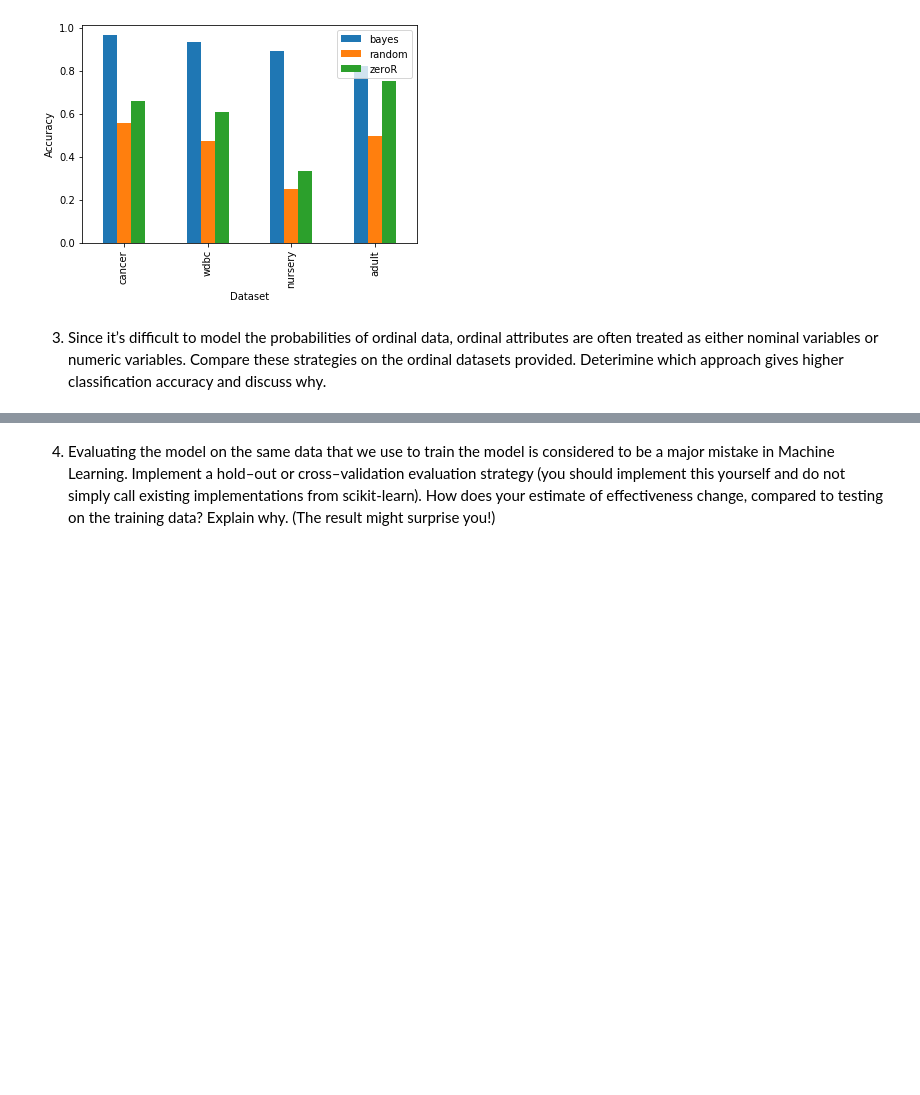
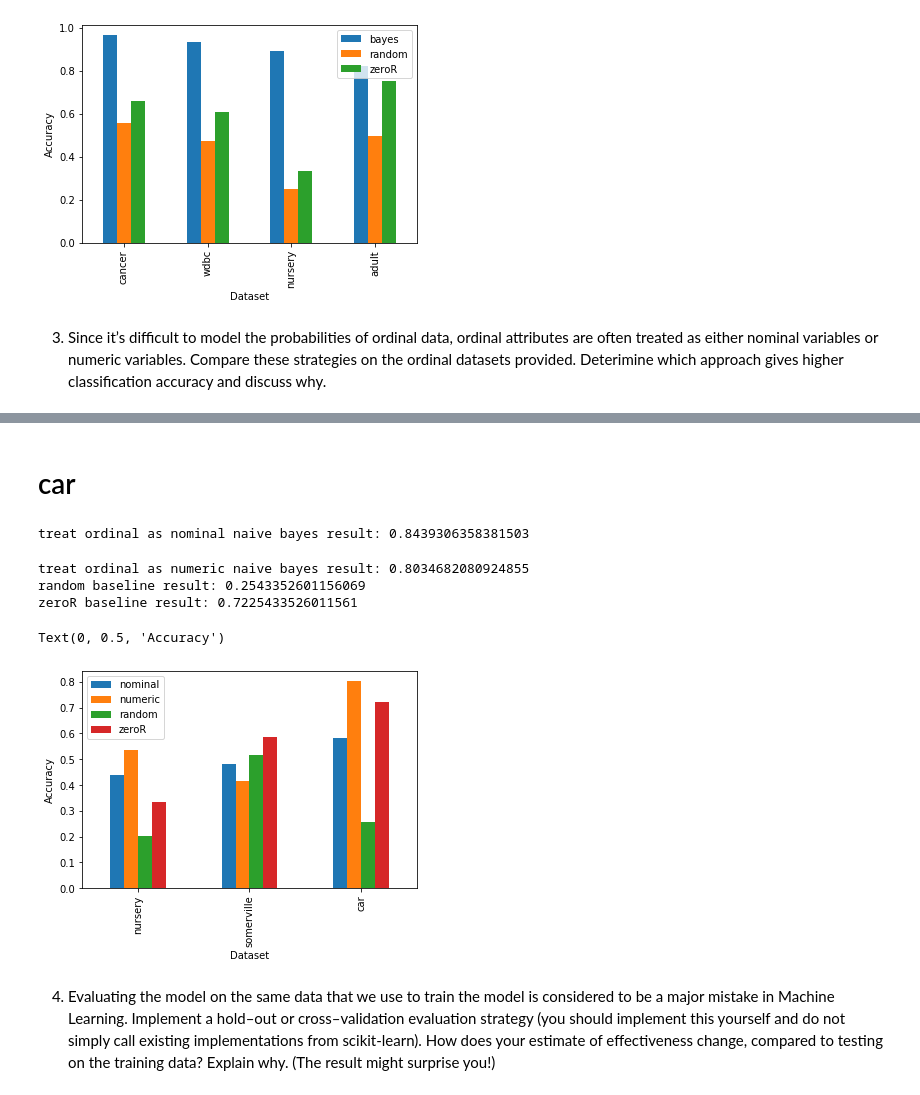
Before and after one commit to Haswf/NaiveBayesClassifier, a Jupyter notebook: assignment1_2020_template.ipynb, the cells around one changed output, grey strips where cells are left out. Saved outputs shown, nothing was run; the diff lists cells and outputs as text; code cells hidden in the pictures; blank space fills up the shorter version.

Commit message:
ordinal attributes handled_

```diff
--- a/assignment1_2020_template.ipynb
+++ b/assignment1_2020_template.ipynb
@@ -766,3 +759,11 @@ baseline_df
 3. Since it’s difficult to model the probabilities of ordinal data, ordinal attributes are often treated as
 either nominal variables or numeric variables. Compare these strategies on the ordinal datasets
 provided. Deterimine which approach gives higher classification accuracy and discuss why.
+# %%
+ordinal_dict = {"nominal":[], "numeric": [], "random":[], "zeroR":[]}
+def ordinal_handling(ordinal_dict, nominal_acc, numeric_acc, random_acc, zeroR_acc):
+    ordinal_dict["nominal"].append(nominal_acc)
+    ordinal_dict["numeric"].append(numeric_acc)
+    ordinal_dict["random"].append(random_acc)
+    ordinal_dict["zeroR"].append(zeroR_acc)
+    return ordinal_dict
@@ -768,0 +866,2 @@ provided. Deterimine which approach gives higher classification accuracy and dis
+# %% [markdown]
+# car
@@ -769,3 +888,49 @@ provided. Deterimine which approach gives higher classification accuracy and dis
+# %%
+X_train, X_test, y_train, y_test = train_test_split(X,y)
+# result = random_baseline(X_test, y_test)
+
+bayes = BayesClassifier()
+
+#consider all the ordinal attributes as nominal
+type_list_nominal = [0 for i in range(X_train.shape[1])]
+bayes.train(X_train, y_train, build_type_dict(type_list_nominal,treat_ordinal_as="nominal" ))
+nominal_result = bayes.predict(X_test)
+
+print("treat ordinal as nominal naive bayes result:",accuracy(np.array(nominal_result), np.array(y_test)))
+# %% [output]
+treat ordinal as nominal naive bayes result: 0.8439306358381503
+# %%
+X_numeric = oridinal_to_integer(X, replacement_map)
+X_train, X_test, y_train, y_test = train_test_split(X_numeric, y)
+bayes = BayesClassifier()
+bayes.train(X_train, y_train, build_type_dict(type_list_numeric,treat_ordinal_as="numeric"))
+numeric_result = bayes.predict(X_test)
+
+print("treat ordinal as numeric naive bayes result:",accuracy(np.array(numeric_result), np.array(y_test)))
+
+ran_baseline = random_baseline(X_test, np.array(y_test))
+print("random baseline result:", accuracy(ran_baseline, y_test))
+
+zeror_baseline = zero_r_baseline(X_test, np.array(y_test))
+print("zeroR baseline result:", accuracy(zeror_baseline, y_test))
+# %% [output]
+treat ordinal as numeric naive bayes result: 0.8034682080924855
+random baseline result: 0.2543352601156069
+zeroR baseline result: 0.7225433526011561
+# %%
+ordinal_dic = ordinal_handling(ordinal_dict, accuracy(np.array(nominal_result), np.array(y_test)), accuracy(np.array(numeric_result), np.array(y_test)), accuracy(ran_baseline, y_test), accuracy(zeror_baseline, y_test))
+# %%
+ordinal_df = pd.DataFrame.from_dict(ordinal_dic)
+ordinal_df.index = ['nursery',"somerville","car"]
+
+
+plot = ordinal_df.plot.bar()
+
+plot.set_xlabel("Dataset")
+plot.set_ylabel("Accuracy")
+# %% [output]
+Text(0, 0.5, 'Accuracy')
+[figure, added]
 # %% [markdown]
 4. Evaluating the model on the same data that we use to train the model is considered to be a major
 mistake in Machine Learning. Implement a hold–out or cross–validation evaluation strategy
```
Also changed, not shown: parts of 18 cells of this notebook.
